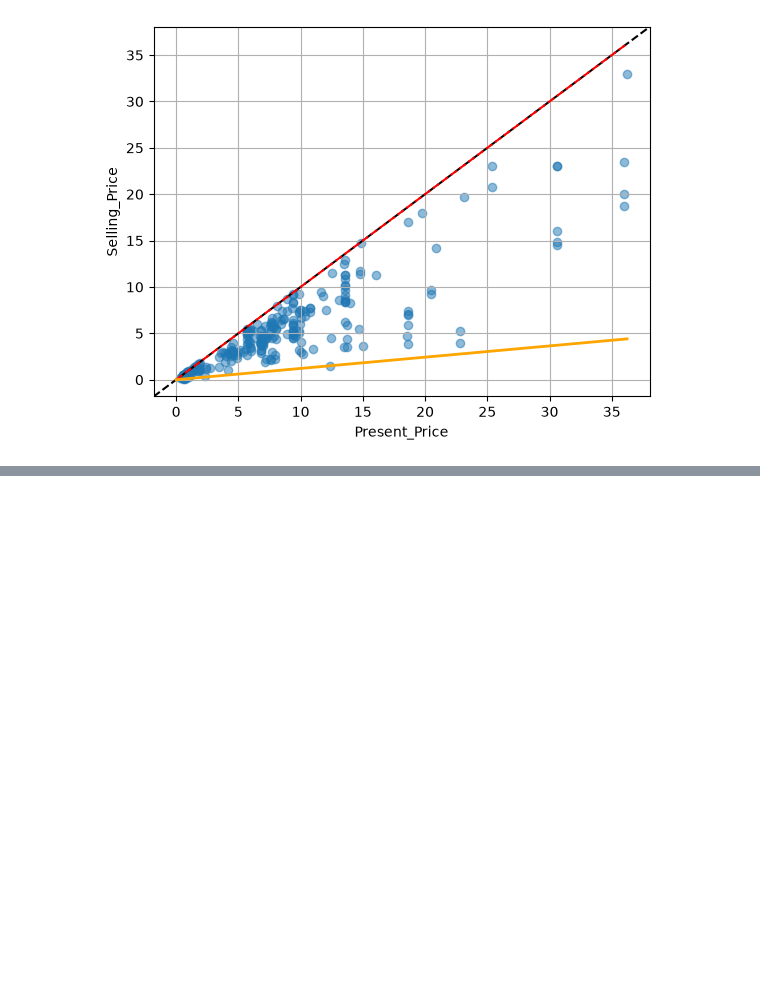
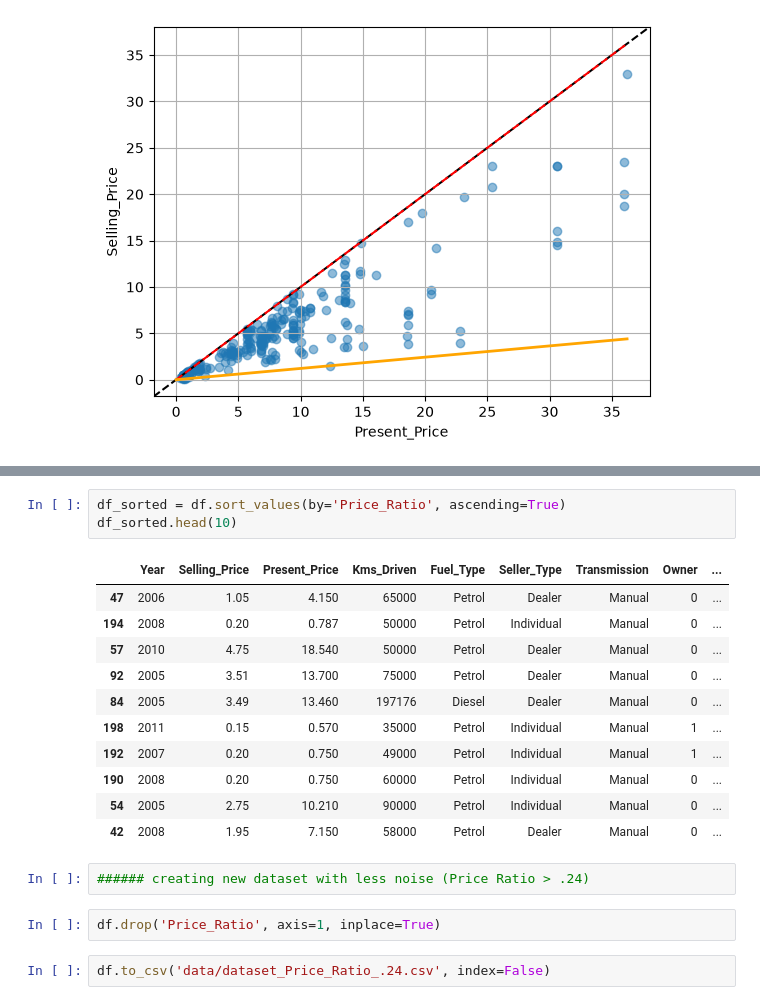
Before and after one commit to MHDadkhah172/MLDailyProject, a Jupyter notebook: 01_car_price_prediction/data_analyze.ipynb, the cells around one changed output, grey strips where cells are left out. Drawn from its saved outputs; the diff is of its cells as text; blank space fills up the shorter version.

```diff
--- a/01_car_price_prediction/data_analyze.ipynb
+++ b/01_car_price_prediction/data_analyze.ipynb
@@ -192,0 +231,21 @@ plt.show()
+# %%
+df_sorted = df.sort_values(by='Price_Ratio', ascending=True)
+df_sorted.head(10)
+# %% [output]
+|  | Year | Selling_Price | Present_Price | Kms_Driven | Fuel_Type | Seller_Type | Transmission | Owner | ... |
+| 47 | 2006 | 1.05 | 4.150 | 65000 | Petrol | Dealer | Manual | 0 | ... |
+| 194 | 2008 | 0.20 | 0.787 | 50000 | Petrol | Individual | Manual | 0 | ... |
+| 57 | 2010 | 4.75 | 18.540 | 50000 | Petrol | Dealer | Manual | 0 | ... |
+| 92 | 2005 | 3.51 | 13.700 | 75000 | Petrol | Dealer | Manual | 0 | ... |
+| 84 | 2005 | 3.49 | 13.460 | 197176 | Diesel | Dealer | Manual | 0 | ... |
+| 198 | 2011 | 0.15 | 0.570 | 35000 | Petrol | Individual | Manual | 1 | ... |
+| 192 | 2007 | 0.20 | 0.750 | 49000 | Petrol | Individual | Manual | 1 | ... |
+| 190 | 2008 | 0.20 | 0.750 | 60000 | Petrol | Individual | Manual | 0 | ... |
+| 54 | 2005 | 2.75 | 10.210 | 90000 | Petrol | Individual | Manual | 0 | ... |
+| 42 | 2008 | 1.95 | 7.150 | 58000 | Petrol | Dealer | Manual | 0 | ... |
+# %%
+###### creating new dataset with less noise (Price Ratio > .24)
+# %%
+df.drop('Price_Ratio', axis=1, inplace=True)
+# %%
+df.to_csv('data/dataset_Price_Ratio_.24.csv', index=False)
```
Also changed, not shown: parts of 8 cells of this notebook, 1 other file.
